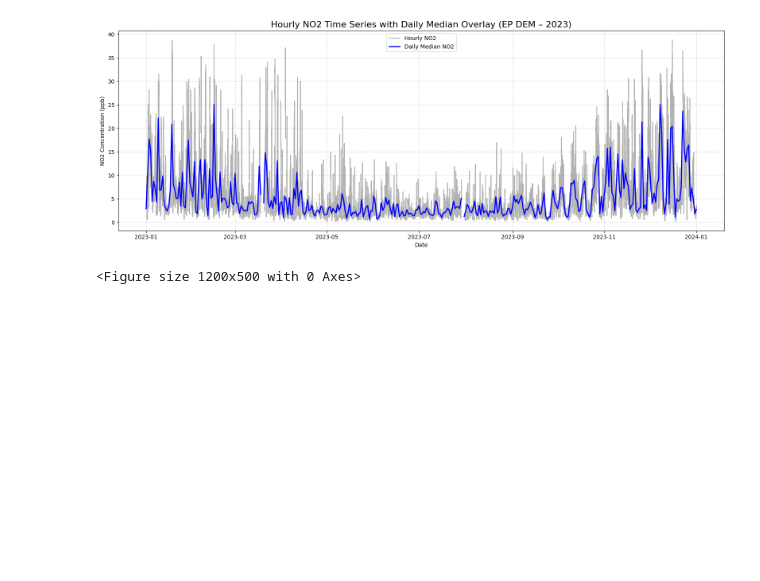
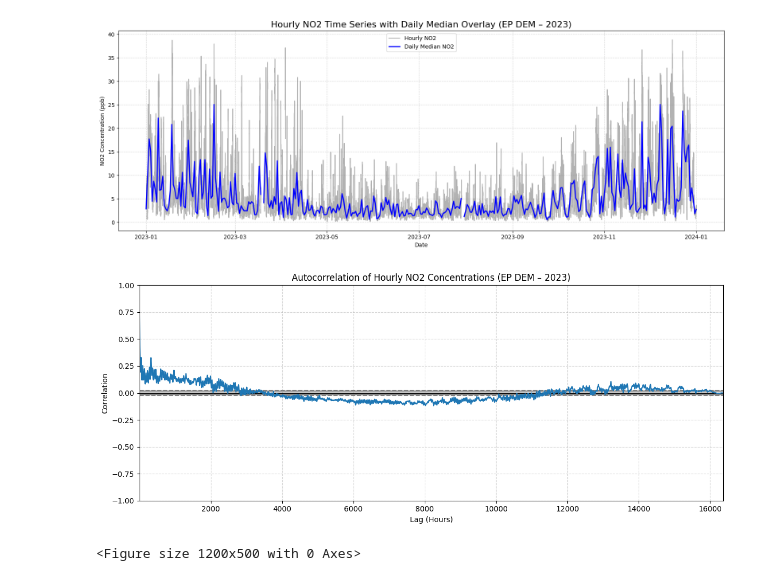
Before and after one commit to jacklardner/calibrated-no2-EDA, a Jupyter notebook: calibrated_to_EP.ipynb, the cells around one changed output. Drawn from its saved outputs; the diff is of its cells as text; code cells hidden in the pictures; blank space fills up the shorter version.

```diff
--- a/calibrated_to_EP.ipynb
+++ b/calibrated_to_EP.ipynb
@@ -570,6 +594,19 @@ plt.tight_layout()
 plt.show()
 # %% [output]
 [figure]
+# %%
+no2_series = reference_no2_ep["true_no2"].dropna()
+
+plt.figure(figsize=(12, 5))
+autocorrelation_plot(no2_series)
+plt.title("Autocorrelation of Hourly NO2 Concentrations (EP DEM – 2023)")
+plt.xlabel("Lag (Hours)")
+plt.ylabel("Correlation")
+plt.grid(True, linestyle="--", alpha=0.5)
+plt.tight_layout()
+plt.show()
+# %% [output]
+[figure, added]
 # %%
 no2_series = reference_no2_ep["true_no2"].dropna()
 
```
Also changed, not shown: parts of 6 cells of this notebook, 1 other file.
